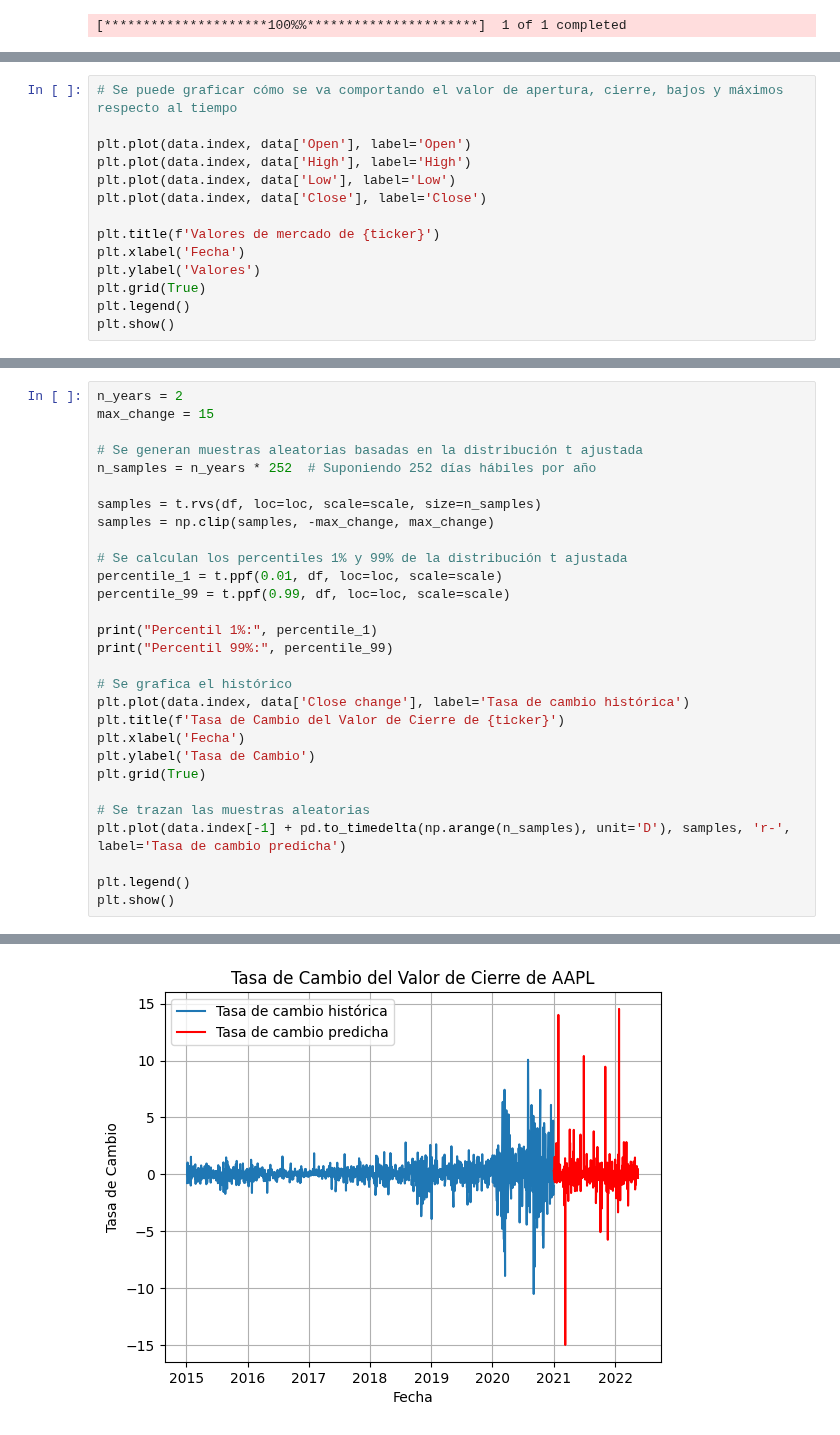
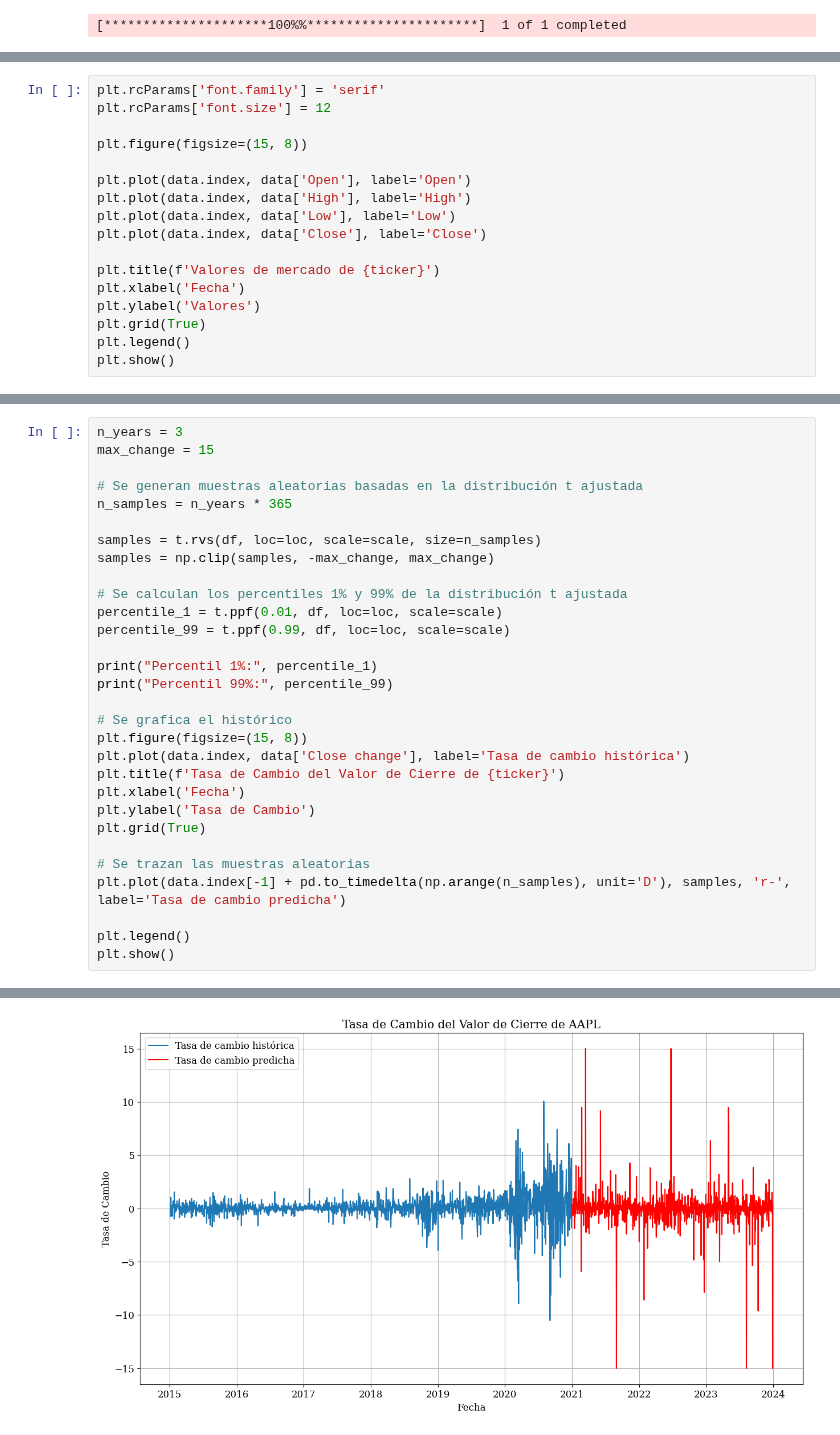
Before and after one commit to jkhansell/sc_notebooks, a Jupyter notebook: EjerciciosExtra/Analisis_Mercado.ipynb, the cells around one changed output, grey strips where cells are left out. Saved outputs shown, nothing was run; the diff lists cells and outputs as text.

```diff
--- a/EjerciciosExtra/Analisis_Mercado.ipynb
+++ b/EjerciciosExtra/Analisis_Mercado.ipynb
@@ -46,5 +77,8 @@ dtype: int64
 # %%
-# Se puede graficar cómo se va comportando el valor de apertura, cierre, bajos y máximos respecto al tiempo
+plt.rcParams['font.family'] = 'serif'
+plt.rcParams['font.size'] = 12
+
+plt.figure(figsize=(15, 8))
 
 plt.plot(data.index, data['Open'], label='Open')
 plt.plot(data.index, data['High'], label='High')
@@ -135,33 +177,34 @@ Intentemos predecir a los siguientes 2 años (2021-2023) cómo se comportaría e
 # %%
-n_years = 2
+n_years = 3
 max_change = 15
 
 # Se generan muestras aleatorias basadas en la distribución t ajustada
-n_samples = n_years * 252  # Suponiendo 252 días hábiles por año
+n_samples = n_years * 365
 
 samples = t.rvs(df, loc=loc, scale=scale, size=n_samples)
 samples = np.clip(samples, -max_change, max_change)
 
 # Se calculan los percentiles 1% y 99% de la distribución t ajustada
 percentile_1 = t.ppf(0.01, df, loc=loc, scale=scale)
 percentile_99 = t.ppf(0.99, df, loc=loc, scale=scale)
 
 print("Percentil 1%:", percentile_1)
 print("Percentil 99%:", percentile_99)
 
 # Se grafica el histórico
+plt.figure(figsize=(15, 8))
 plt.plot(data.index, data['Close change'], label='Tasa de cambio histórica')
 plt.title(f'Tasa de Cambio del Valor de Cierre de {ticker}')
 plt.xlabel('Fecha')
 plt.ylabel('Tasa de Cambio')
 plt.grid(True)
 
 # Se trazan las muestras aleatorias
 plt.plot(data.index[-1] + pd.to_timedelta(np.arange(n_samples), unit='D'), samples, 'r-', label='Tasa de cambio predicha')
 
 plt.legend()
 plt.show()
 # %% [output]
 Percentil 1%: -4.2450098239730005
 Percentil 99%: 4.331159329303657
-[figure, old version]
+[figure, new version]
```
Also changed, not shown: parts of 22 cells of this notebook, 5 other files.
